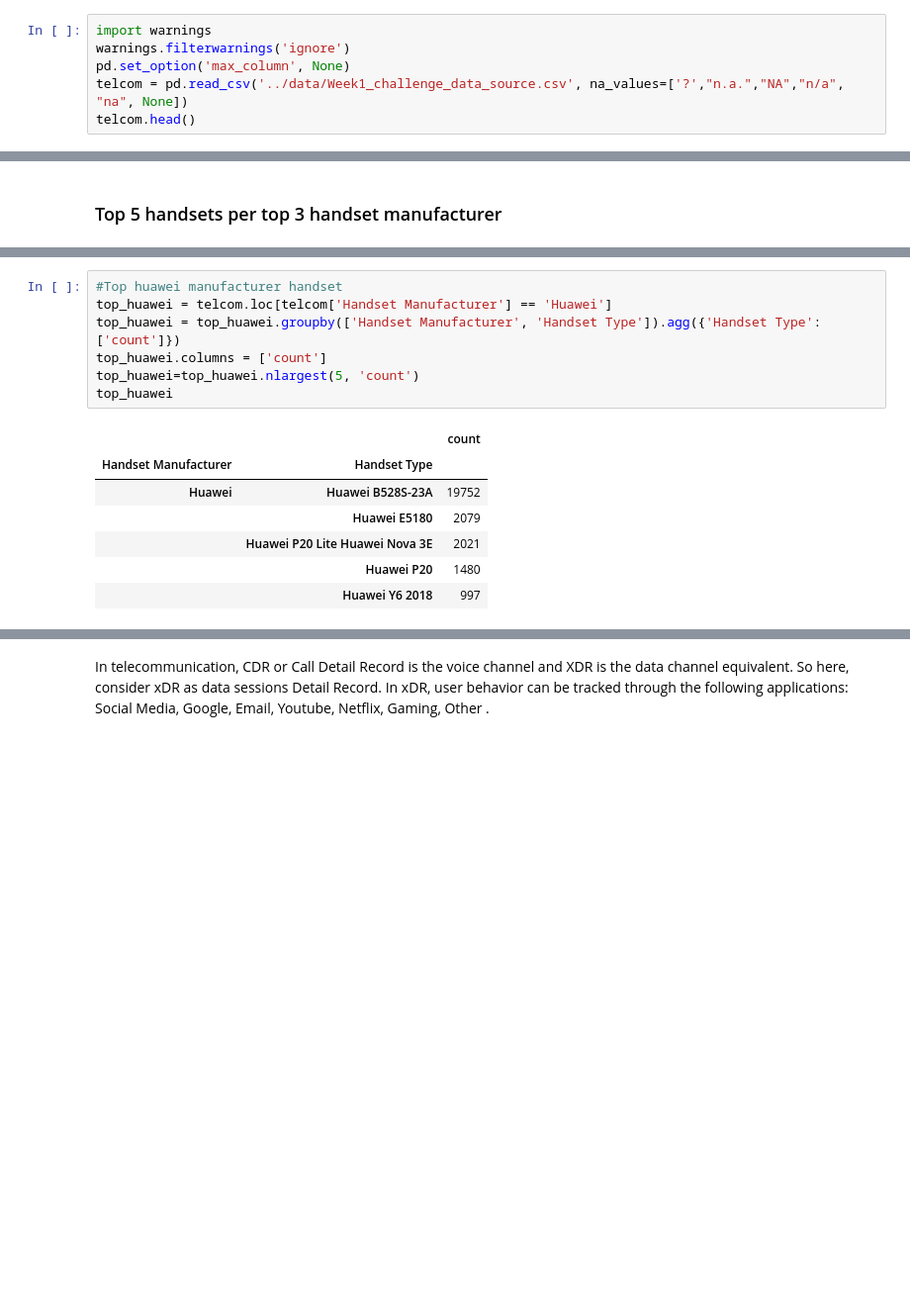
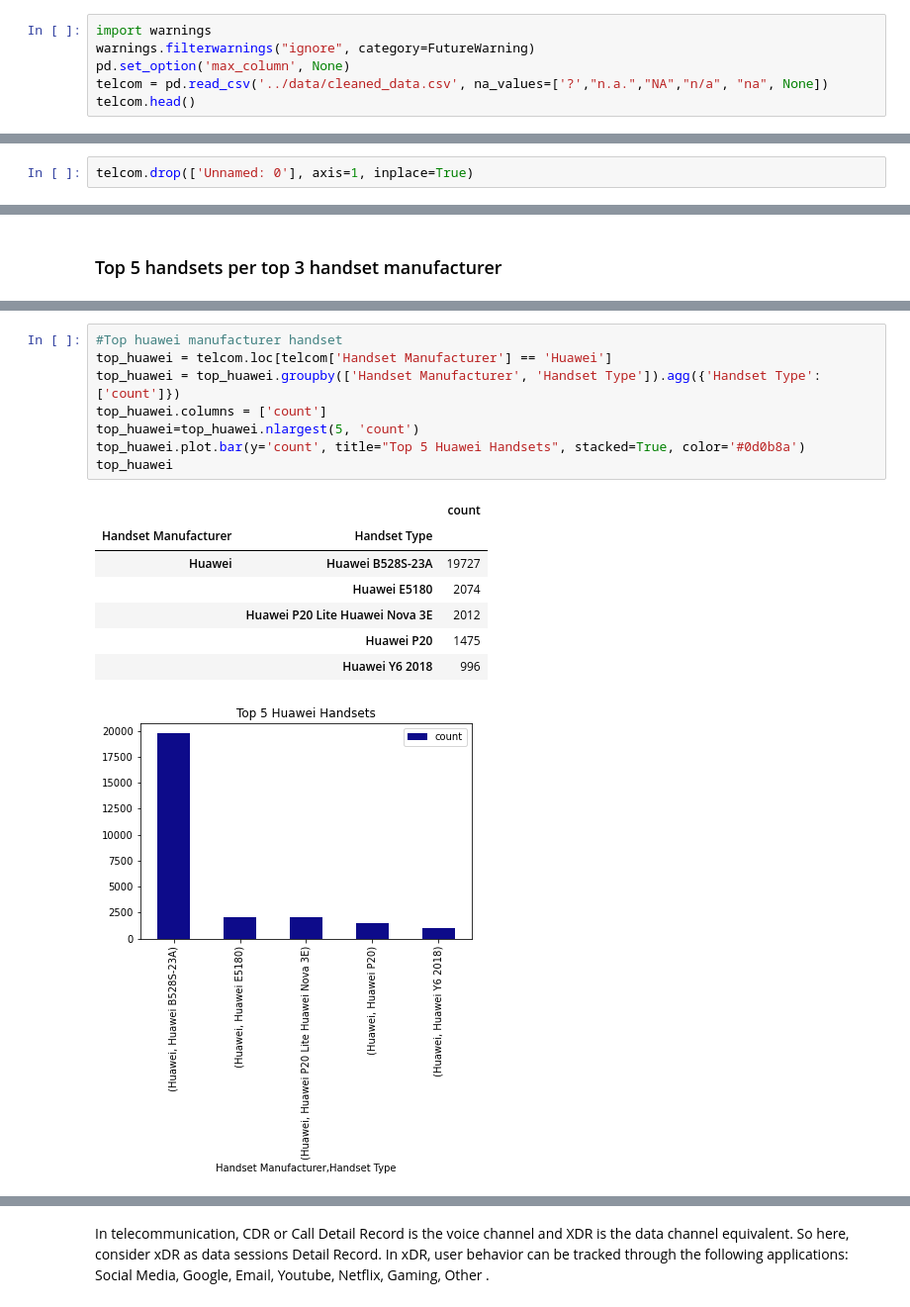
Before and after one commit to BirhanuGebisa/Telecom-User-Analytics, a Jupyter notebook: notebooks/Task1_User_Overview_analysis.ipynb, the cells around one changed output, grey strips where cells are left out. Shown: that part at 99% size. Cells and saved outputs as stored; diff of their text form; blank space fills up the shorter version.

```diff
--- a/notebooks/Task1_User_Overview_analysis.ipynb
+++ b/notebooks/Task1_User_Overview_analysis.ipynb
@@ -12,7 +19,7 @@ Loading Telecom dataset
 # %%
 import warnings
-warnings.filterwarnings('ignore')
+warnings.filterwarnings("ignore", category=FutureWarning)
 pd.set_option('max_column', None)
-telcom = pd.read_csv('../data/Week1_challenge_data_source.csv', na_values=['?',"n.a.","NA","n/a", "na", None])
+telcom = pd.read_csv('../data/cleaned_data.csv', na_values=['?',"n.a.","NA","n/a", "na", None])
 telcom.head()
 # %% [output]
@@ -61,2 +68,4 @@ telcom.describe()
+# %%
+telcom.drop(['Unnamed: 0'], axis=1, inplace=True)
 # %%
 # column names
@@ -156,15 +166,17 @@ top_samsung
 # %%
 #Top huawei manufacturer handset
 top_huawei = telcom.loc[telcom['Handset Manufacturer'] == 'Huawei']
 top_huawei = top_huawei.groupby(['Handset Manufacturer', 'Handset Type']).agg({'Handset Type': ['count']})
 top_huawei.columns = ['count']
 top_huawei=top_huawei.nlargest(5, 'count')
+top_huawei.plot.bar(y='count', title="Top 5 Huawei Handsets", stacked=True, color='#0d0b8a')
 top_huawei
 # %% [output]
 |  |  | count |
 | Handset Manufacturer | Handset Type |  |
-| Huawei | Huawei B528S-23A | 19752 |
-|  | Huawei E5180 | 2079 |
-|  | Huawei P20 Lite Huawei Nova 3E | 2021 |
-|  | Huawei P20 | 1480 |
-|  | Huawei Y6 2018 | 997 |
+| Huawei | Huawei B528S-23A | 19727 |
+|  | Huawei E5180 | 2074 |
+|  | Huawei P20 Lite Huawei Nova 3E | 2012 |
+|  | Huawei P20 | 1475 |
+|  | Huawei Y6 2018 | 996 |
+[figure, added]
```
Also changed, not shown: parts of 79 cells of this notebook.
